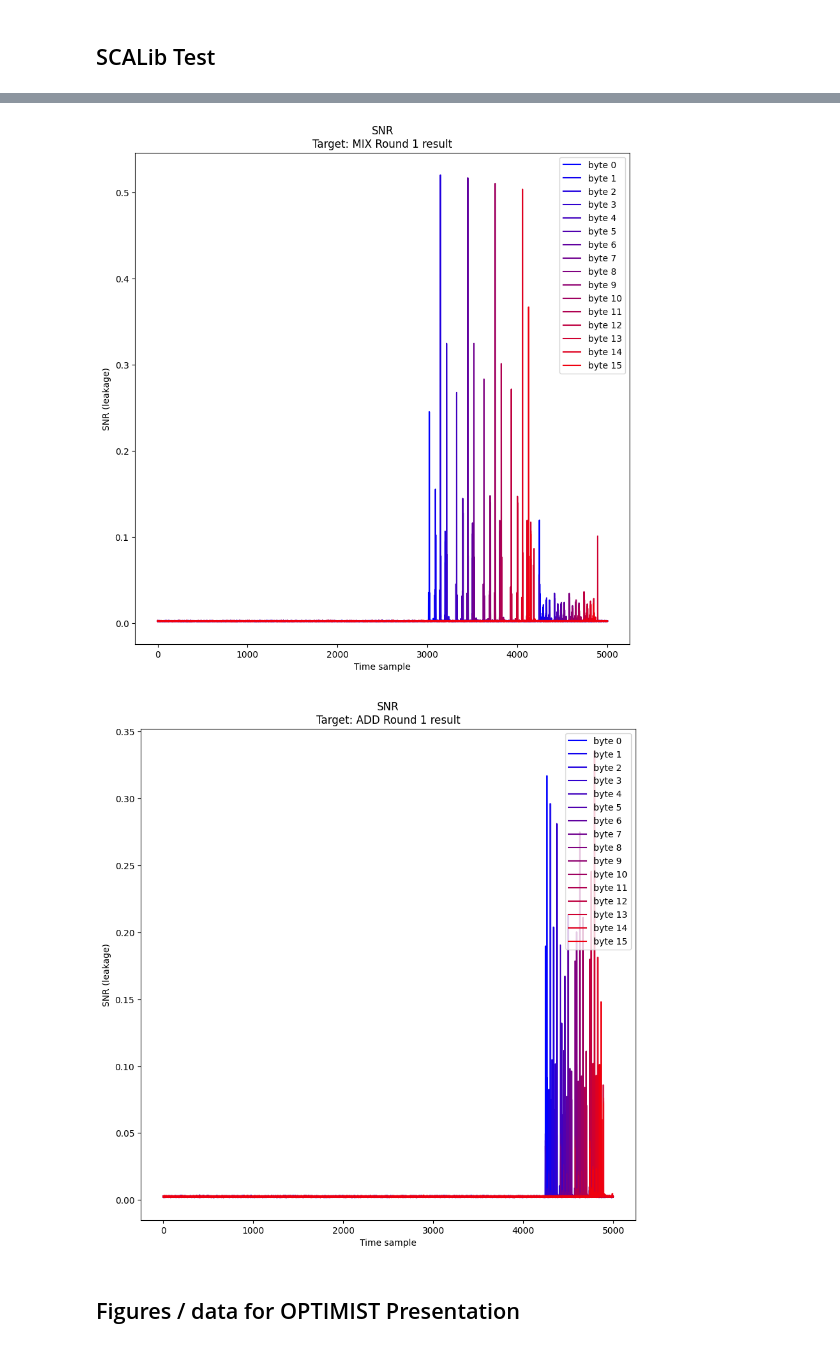
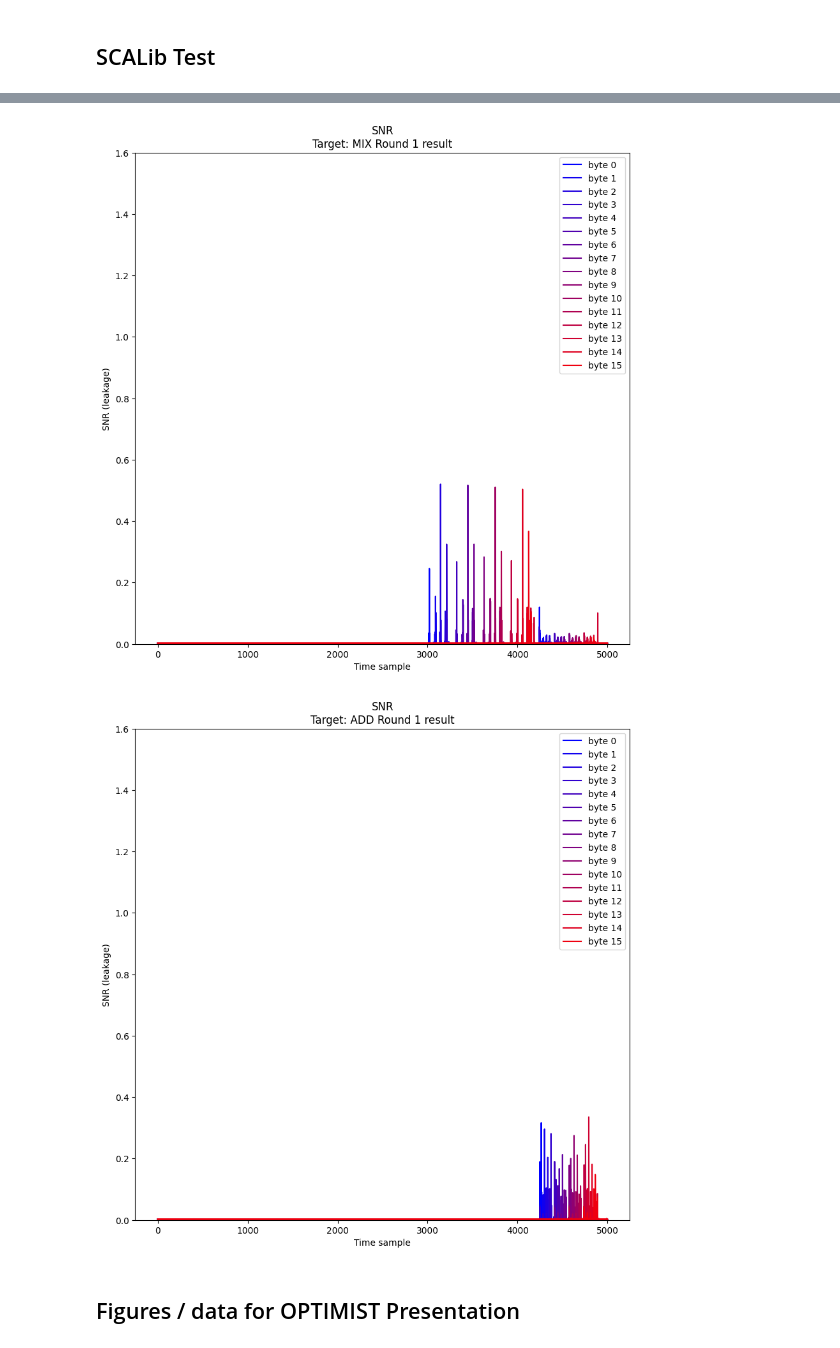
Before and after one commit to cooc1501/OPTIMIST-25, a Jupyter notebook: main.ipynb, the cells around one changed output, grey strips where cells are left out. Cells and saved outputs as stored; diff of their text form; code cells hidden in the pictures.

```diff
--- a/main.ipynb
+++ b/main.ipynb
@@ -10,10 +10,12 @@ import numpy as np
 from src.zarr_handler import DaskZarrHandler
 from src.dask_operation import OracleAES, SNR, NICV
 
-def preset_plot(data: np.ndarray, plot_size: tuple[int, int], lq_name: str, subtitle: str):
+def preset_plot(data: np.ndarray, plot_size: tuple[int, int], lq_name: str, subtitle: str, yscale: tuple[float|int, float|int]):
     plt.figure(figsize=plot_size)
     for i in range(data.shape[0]):
         plt.plot(np.arange(data.shape[1]), data[i, :], label=f"byte {i}", color=(i/data.shape[0], 0, 1-(i/data.shape[0])))
+        ax = plt.gca()
+        ax.set_ylim(bottom=yscale[0], top=yscale[1])
         plt.legend(loc='upper right')
         plt.title(f"{lq_name}\n{subtitle}")
         plt.xlabel("Time sample")
@@ -33,7 +35,7 @@ ct = dset_handle.get_dask_array(0, 0, "ciphertext")
 t = dset_handle.get_dask_array(0, 0, "traces")
 
 snr = SNR(t, ct.compute())
-preset_plot(snr.snr, (10, 6), "SNR", f"Target: Ciphertext (input)")
+preset_plot(snr.snr, (10, 10), "SNR", f"Target: Ciphertext (input)", (0, 1.6))
 
 
 # instantiate oracle
@@ -48,7 +50,7 @@ for target in ((1, 'sbox'), (1, 'shift'), (1, 'mix'), (1, 'add')):
     snr = SNR(t, oracle.result)
 
     # plot results
-    preset_plot(snr.snr, (10, 10), "SNR", f"Target: {target[1].upper()} Round {target[0]} result")
+    preset_plot(snr.snr, (10, 10), "SNR", f"Target: {target[1].upper()} Round {target[0]} result", (0, 1.6))
 # %% [output]
 Ignoring exception:
 ('No input specification for OracleAES: input_conditions must be declared in OracleAES.__new__', "'OracleAES' object has no attribute 'input_conditions'")
@@ -64,5 +66,5 @@ Ignoring exception:
-[figure, old version]
+[figure, new version]
-[figure, old version]
+[figure, new version]
 # %% [markdown]
 ## Figures / data for OPTIMIST Presentation
 # %%
```
Also changed, not shown: parts of 1 cell of this notebook, 5 other files.
